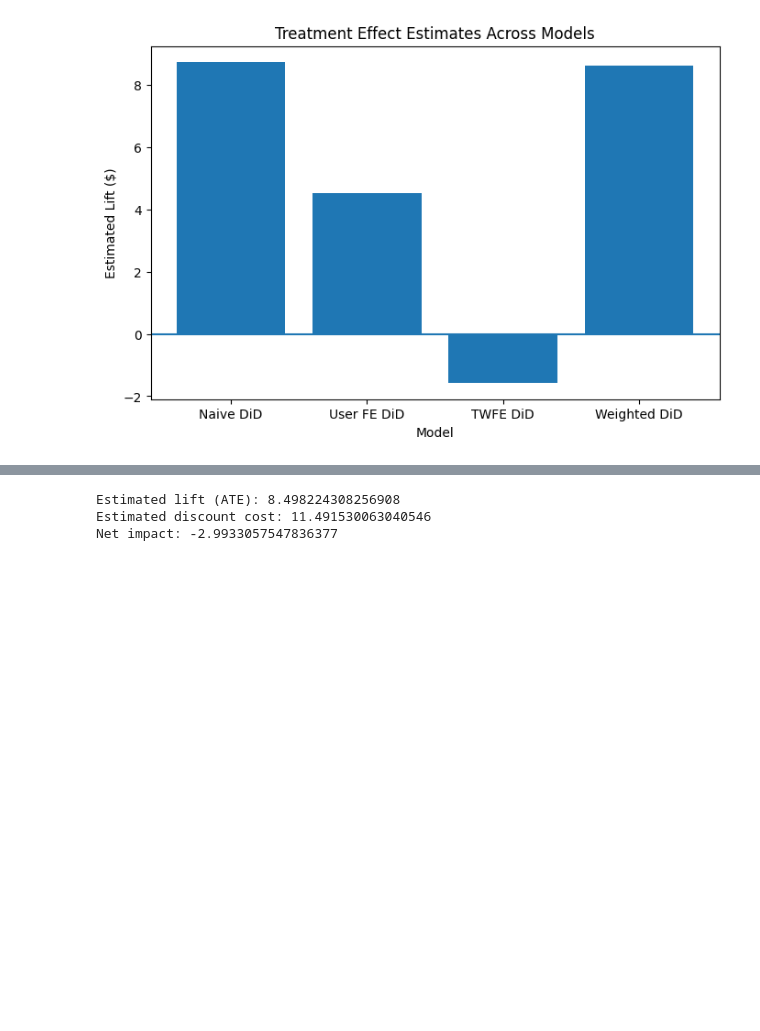
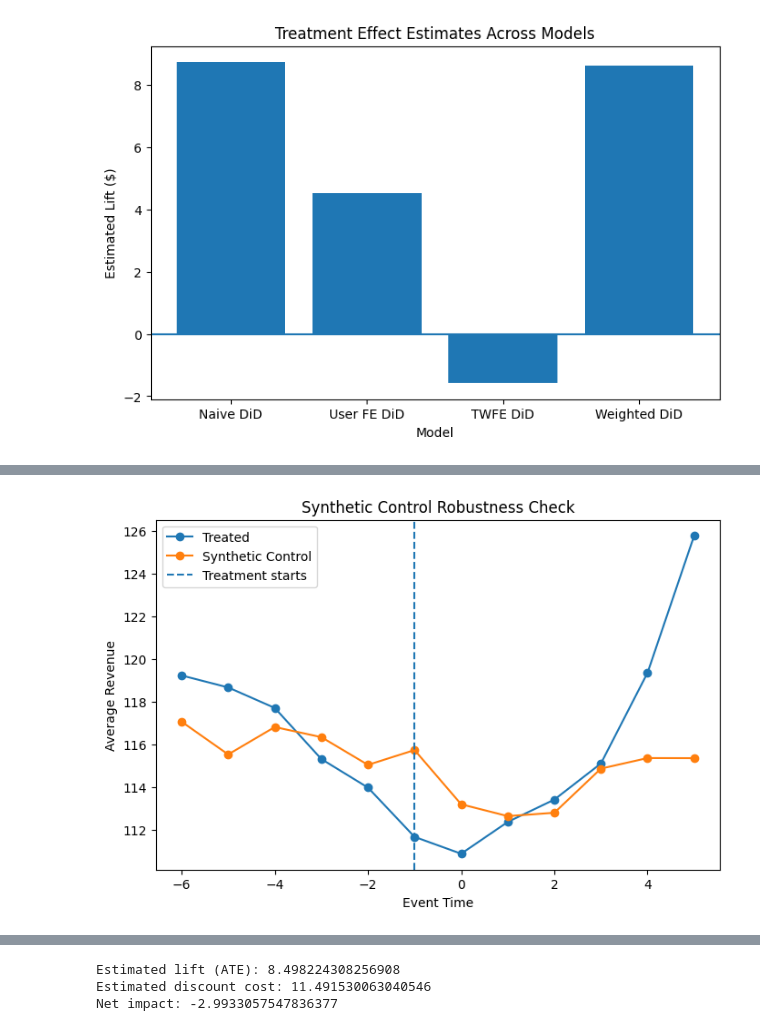
Before and after one commit to tcampayne/targeted-promotion-incrementality-experiment, a Jupyter notebook: analysis/02_inference.ipynb, the cells around one changed output, grey strips where cells are left out. Saved outputs shown, nothing was run; the diff lists cells and outputs as text; code cells hidden in the pictures; blank space fills up the shorter version.

Commit message:
final: add synthetic control, update event study interpretation, align Streamlit with notebook, add HTE stats and business context

```diff
--- a/analysis/02_inference.ipynb
+++ b/analysis/02_inference.ipynb
@@ -766,0 +878,14 @@ Overall, this instability highlights the importance of experimental design, and
+# %%
+plt.figure(figsize=(8, 5))
+
+plt.plot(treated_series.index, treated_series.values, marker="o", label="Treated")
+plt.plot(synthetic_series.index, synthetic_series.values, marker="o", label="Synthetic Control")
+
+plt.axvline(-1, linestyle="--", label="Treatment starts")
+plt.title("Synthetic Control Robustness Check")
+plt.xlabel("Event Time")
+plt.ylabel("Average Revenue")
+plt.legend()
+plt.show()
+# %% [output]
+[figure, added]
```
Also changed, not shown: parts of 25 cells of this notebook, 2 other files.
